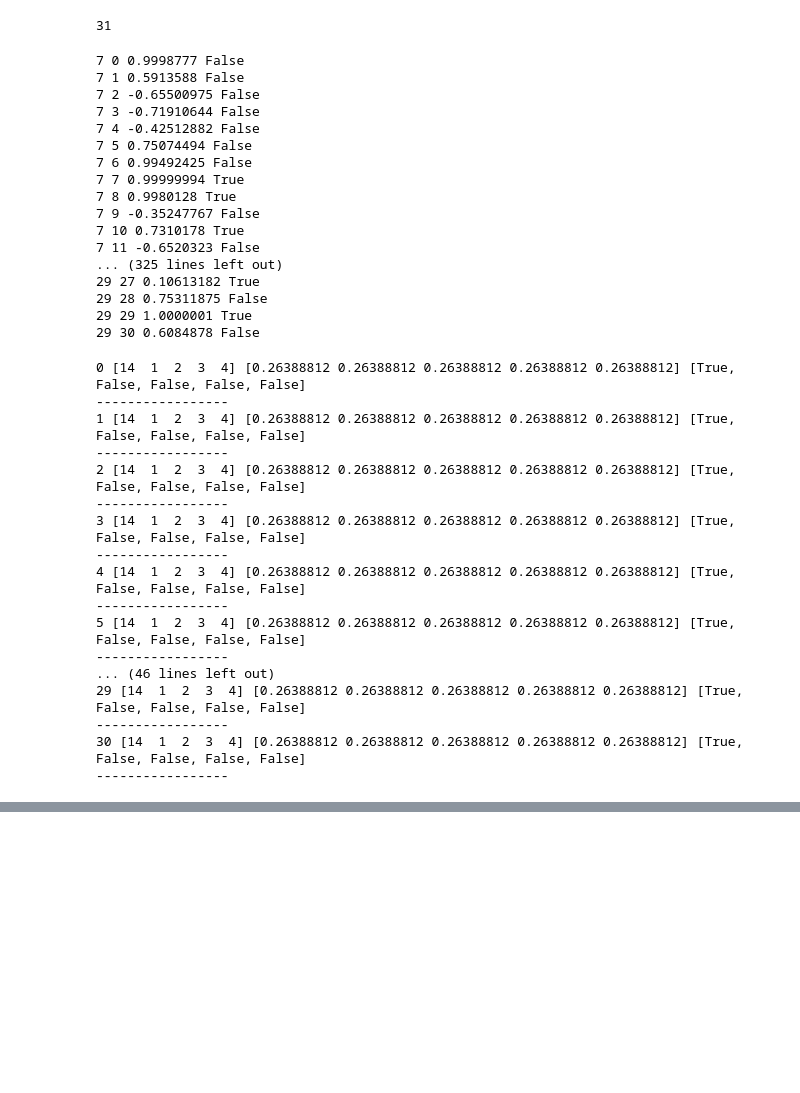
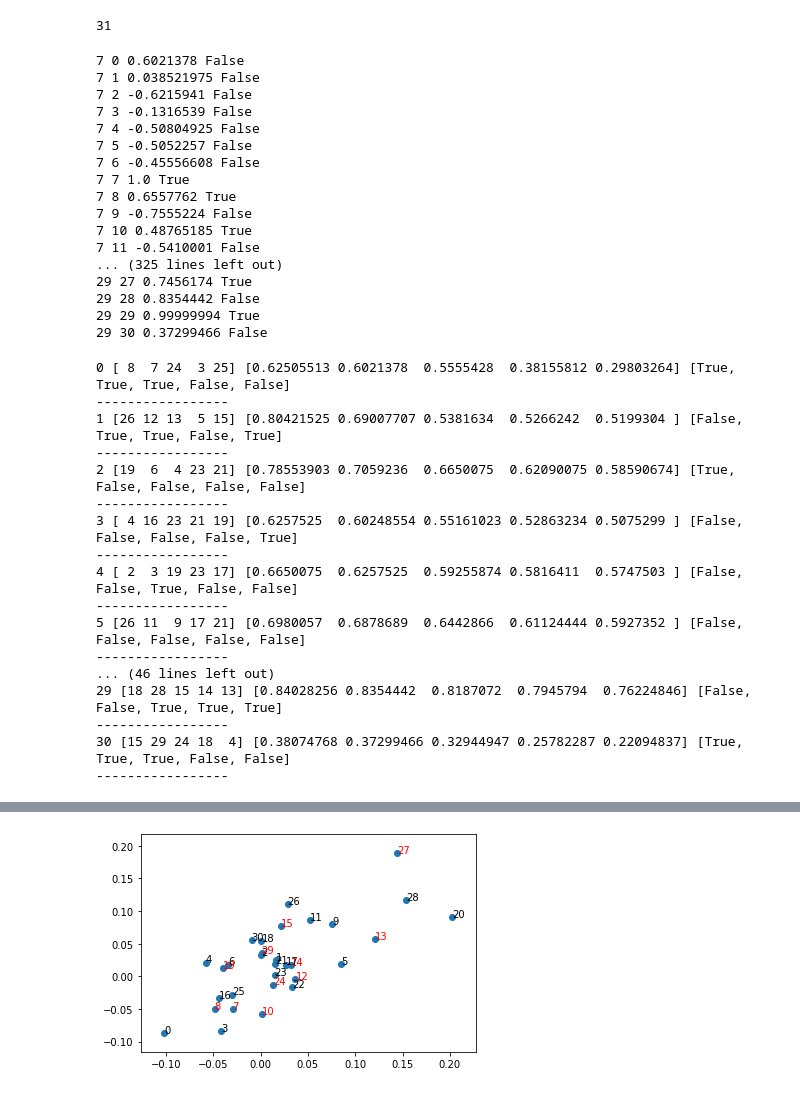
Before and after one commit to ramiroviszan/dp-gem, a Jupyter notebook: gen_visualization.ipynb, the cells around one changed output, grey strips where cells are left out. Drawn from its saved outputs; the diff is of its cells as text; code cells hidden in the pictures; blank space fills up the shorter version.

```diff
--- a/gen_visualization.ipynb
+++ b/gen_visualization.ipynb
@@ -3,5 +3,5 @@ import pandas as pd
 import numpy as np
 import matplotlib.pyplot as plt
 # %%
-exp_name = 'exp_4'
+exp_name = 'exp_4_8'
 # %%
@@ -43,29 +56,29 @@ for i in anomal:
     for j in range(0, vocab_size):
         print(i, j, cosine_similarity(embedding[i].reshape(1, -1), embedding[j].reshape(1, -1))[0][0], j in anomal)
 # %% [output]
-7 0 0.9998777 False
-7 1 0.5913588 False
-7 2 -0.65500975 False
-7 3 -0.71910644 False
-7 4 -0.42512882 False
-7 5 0.75074494 False
-7 6 0.99492425 False
-7 7 0.99999994 True
-7 8 0.9980128 True
-7 9 -0.35247767 False
-7 10 0.7310178 True
-7 11 -0.6520323 False
+7 0 0.6021378 False
+7 1 0.038521975 False
+7 2 -0.6215941 False
+7 3 -0.1316539 False
+7 4 -0.50804925 False
+7 5 -0.5052257 False
+7 6 -0.45556608 False
+7 7 1.0 True
+7 8 0.6557762 True
+7 9 -0.7555224 False
+7 10 0.48765185 True
+7 11 -0.5410001 False
 ... (325 lines left out)
-29 27 0.10613182 True
-29 28 0.75311875 False
-29 29 1.0000001 True
-29 30 0.6084878 False
+29 27 0.7456174 True
+29 28 0.8354442 False
+29 29 0.99999994 True
+29 30 0.37299466 False
 # %%
 for i in range(0, vocab_size):
     all_cos = []
     for j in range(0, vocab_size):
         cos = cosine_similarity(embedding[i].reshape(1, -1), embedding[j].reshape(1, -1))[0][0]
-        all_cos.append(cos1)
+        all_cos.append(cos)
 
     all_cos = np.array(all_cos)
 
@@ -74,30 +87,30 @@ for i in range(0, vocab_size):
     print(i, top_k_cos, all_cos[top_k_cos], [x in anomal for x in top_k_cos])
     print("-----------------")
 # %% [output]
-0 [14  1  2  3  4] [0.26388812 0.26388812 0.26388812 0.26388812 0.26388812] [True, False, False, False, False]
+0 [ 8  7 24  3 25] [0.62505513 0.6021378  0.5555428  0.38155812 0.29803264] [True, True, True, False, False]
 -----------------
-1 [14  1  2  3  4] [0.26388812 0.26388812 0.26388812 0.26388812 0.26388812] [True, False, False, False, False]
+1 [26 12 13  5 15] [0.80421525 0.69007707 0.5381634  0.5266242  0.5199304 ] [False, True, True, False, True]
 -----------------
-2 [14  1  2  3  4] [0.26388812 0.26388812 0.26388812 0.26388812 0.26388812] [True, False, False, False, False]
+2 [19  6  4 23 21] [0.78553903 0.7059236  0.6650075  0.62090075 0.58590674] [True, False, False, False, False]
 -----------------
-3 [14  1  2  3  4] [0.26388812 0.26388812 0.26388812 0.26388812 0.26388812] [True, False, False, False, False]
+3 [ 4 16 23 21 19] [0.6257525  0.60248554 0.55161023 0.52863234 0.5075299 ] [False, False, False, False, True]
 -----------------
-4 [14  1  2  3  4] [0.26388812 0.26388812 0.26388812 0.26388812 0.26388812] [True, False, False, False, False]
+4 [ 2  3 19 23 17] [0.6650075  0.6257525  0.59255874 0.5816411  0.5747503 ] [False, False, True, False, False]
 -----------------
-5 [14  1  2  3  4] [0.26388812 0.26388812 0.26388812 0.26388812 0.26388812] [True, False, False, False, False]
+5 [26 11  9 17 21] [0.6980057  0.6878689  0.6442866  0.61124444 0.5927352 ] [False, False, False, False, False]
 -----------------
 ... (46 lines left out)
-29 [14  1  2  3  4] [0.26388812 0.26388812 0.26388812 0.26388812 0.26388812] [True, False, False, False, False]
+29 [18 28 15 14 13] [0.84028256 0.8354442  0.8187072  0.7945794  0.76224846] [False, False, True, True, True]
 -----------------
-30 [14  1  2  3  4] [0.26388812 0.26388812 0.26388812 0.26388812 0.26388812] [True, False, False, False, False]
+30 [15 29 24 18  4] [0.38074768 0.37299466 0.32944947 0.25782287 0.22094837] [True, True, True, False, False]
 -----------------
 # %%
 x = [symbol[0]  for symbol in embedding]
 y = [symbol[1]  for symbol in embedding]
 symbols = list(range(vocab_size))
-plt.scatter(x, y, )
+plt.scatter(x, y)
 
 for i, symbol in enumerate(symbols):
     color = 'red' if symbol in anomal else 'black'
-    plt.annotate(symbol, (x[i], y[i]), color=['red' for symbol in txt if symbol in anomal else 'blue'])
+    plt.annotate(symbol, (x[i], y[i]), color=color)
 # %% [output]
@@ -104,0 +117 @@ SyntaxError: invalid syntax (<ipython-input-60-e2992d0e0620>, line 7)
+[figure, added]
```
Also changed, not shown: parts of 7 cells of this notebook, 2 other files.
